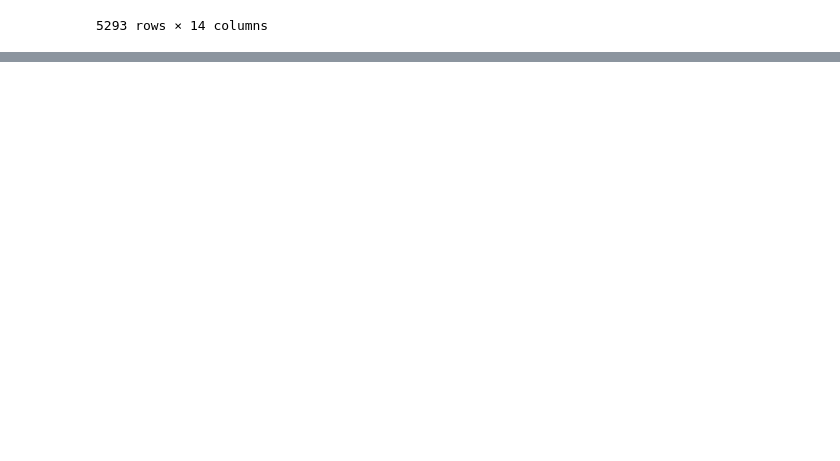
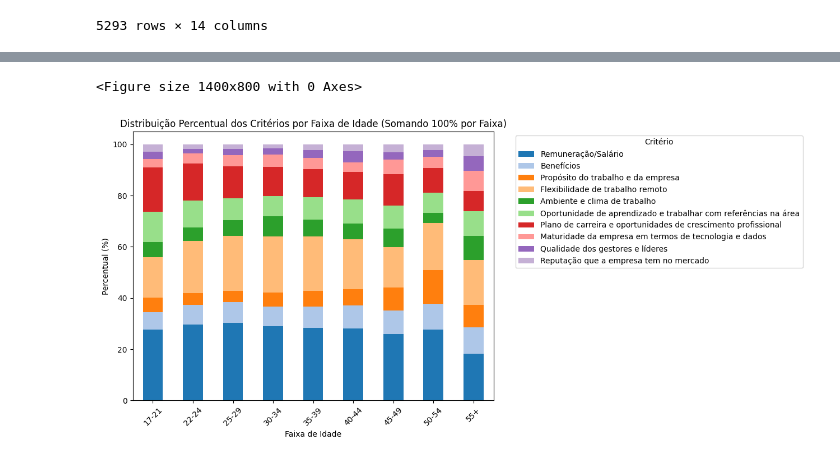
Before and after one commit to ericksalignac/Projeto-Integrador-1, a Jupyter notebook: state-of-data-analysis.ipynb, the cells around one changed output, grey strips where cells are left out. Saved outputs shown, nothing was run; the diff lists cells and outputs as text; code cells hidden in the pictures; blank space fills up the shorter version.

```diff
--- a/state-of-data-analysis.ipynb
+++ b/state-of-data-analysis.ipynb
@@ -130,0 +247,37 @@ df_p1
+# %%
+import seaborn as sns
+import matplotlib.pyplot as plt
+import pandas as pd
+
+# Contar o total de respostas por faixa de idade
+total_por_idade = df_idade_criterios['Faixa_Idade'].value_counts()
+
+# Calcular o percentual de cada critério por faixa de idade
+percentuais = pd.DataFrame()
+for criterio in criterios:
+    criterio_percentual = df_idade_criterios.groupby('Faixa_Idade')[criterio].mean() * 100
+    percentuais[dict_cols[criterio]] = criterio_percentual
+
+# Normalizar para que a soma de cada faixa de idade seja 100%
+percentuais = percentuais.div(percentuais.sum(axis=1), axis=0) * 100
+
+# Resetar o índice para facilitar a plotagem
+percentuais = percentuais.reset_index()
+
+# Usar uma paleta de cores distintas sem repetição
+paleta_distinta = sns.color_palette("tab20", n_colors=len(percentuais.columns) - 1)
+
+# Plotar gráfico de barras empilhadas onde cada barra soma 100%
+plt.figure(figsize=(14, 8))
+percentuais.set_index('Faixa_Idade').plot(kind='bar', stacked=True, color=paleta_distinta, figsize=(13, 6))
+
+plt.title('Distribuição Percentual dos Critérios por Faixa de Idade (Somando 100% por Faixa)')
+plt.xlabel('Faixa de Idade')
+plt.ylabel('Percentual (%)')
+plt.legend(title='Critério', bbox_to_anchor=(1.05, 1), loc='upper left')
+plt.xticks(rotation=45)
+plt.tight_layout()
+plt.show()
+# %% [output]
+<Figure size 1400x800 with 0 Axes>
+[figure, added]
```
Also changed, not shown: parts of 12 cells of this notebook.
